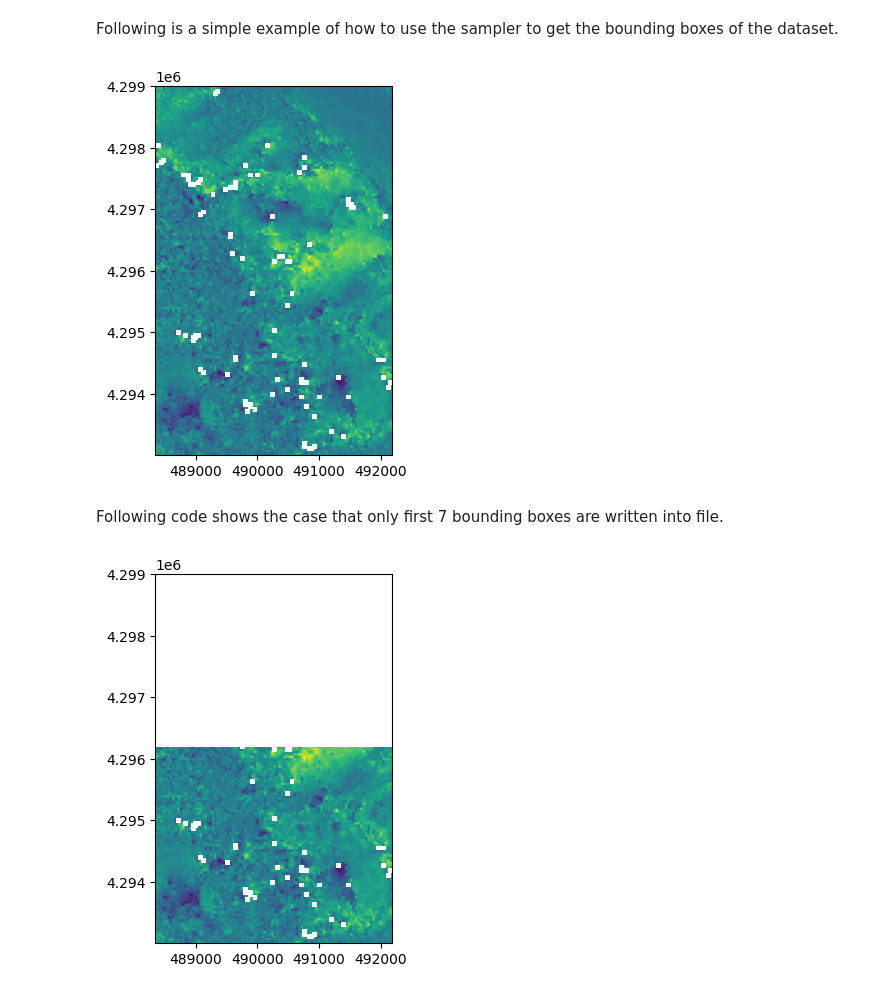
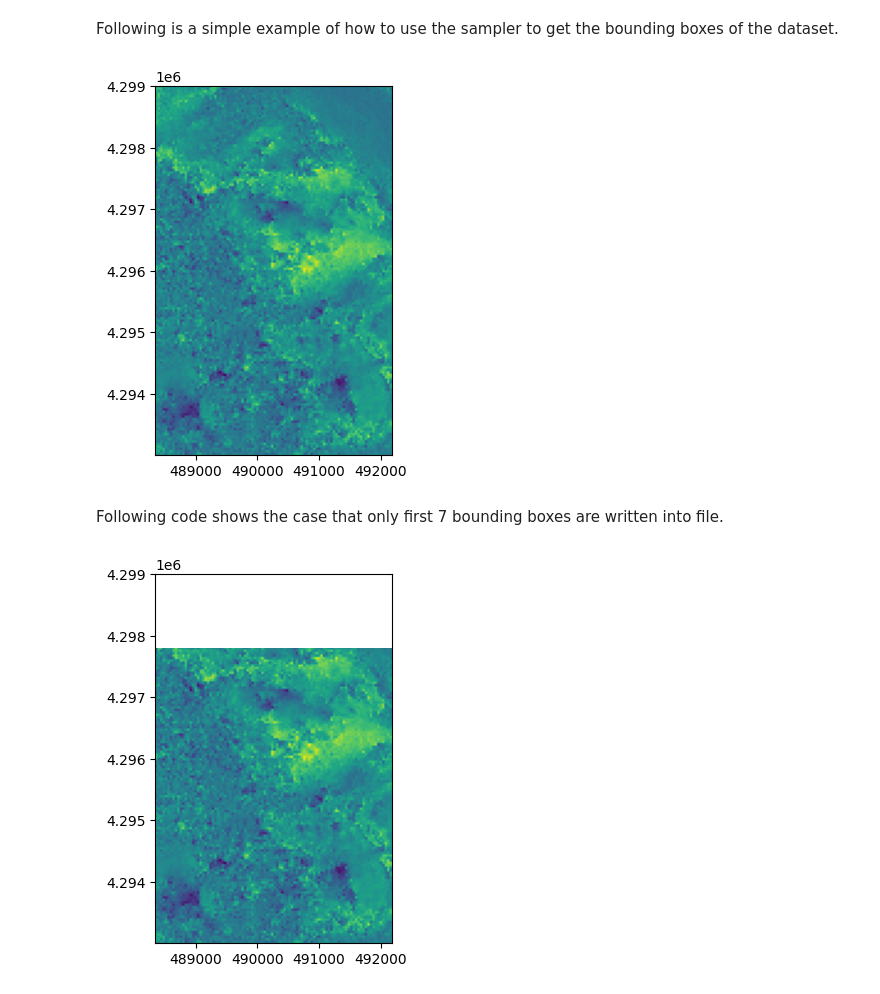
Before and after one commit to Fanchengyan/FanInSAR, a Jupyter notebook: docs/source/user_guide/sampler.ipynb, the cells around one changed output. Drawn from its saved outputs; the diff is of its cells as text; code cells hidden in the pictures.

Commit message:
update docs for sampler

```diff
--- a/docs/source/user_guide/sampler.ipynb
+++ b/docs/source/user_guide/sampler.ipynb
@@ -21,35 +21,31 @@ profile = ds.get_profile(roi)
 # %% [markdown]
 Init the sampler with the dataset, roi, and batch size. Then you can iterate over the sampler to get the BoundingBoxes, which are the subset of the dataset.
 # %%
-sampler = samplers.RowSampler(ds, roi, 10)
+sampler = samplers.RowSampler(ds, roi, row_num=10)
 # %% [markdown]
 Following is a simple example of how to use the sampler to get the bounding boxes of the dataset.
 # %%
 new_tile = "/Volumes/Data/GeoData/YNG/temp/test.tif"
-with rasterio.open(new_tile, "w+", **profile) as dst:
-    for bbox in sampler:
-        smp = ds[bbox]
-        arr = smp.boxes.data.squeeze(0)
-        win = dst.window(*bbox)
-        dst.write(arr, window=win)
+for bbox in sampler:
+    smp = ds[bbox] # get the data for the bbox region
+    arr = smp.boxes.data.squeeze(0).mean(axis=0) # process the data
+    ds.array2tiff(arr, new_tile, bbox) # save the new data
 
 with rasterio.open(new_tile) as src:
     plot.show(src)
 # %% [output]
-[figure, old version]
+[figure, new version]
 # %% [markdown]
 Following code shows the case that only first 7 bounding boxes are written into file.
 # %%
-with rasterio.open(new_tile, "w+", **profile) as dst:
-    for i, bbox in enumerate(sampler):
-        smp = ds[bbox]
-        arr = smp.boxes.data.squeeze(0)
-        win = dst.window(*bbox)
-        dst.write(arr, window=win)
-        if i > 6:
-            break
+for i, bbox in enumerate(sampler):
+    smp = ds[bbox]
+    arr = smp.boxes.data.squeeze(0).mean(axis=0)
+    ds.array2tiff(arr, new_tile, bbox)
+    if i > 6:
+        break
 
 with rasterio.open(new_tile) as src:
     plot.show(src)
 # %% [output]
-[figure, old version]
+[figure, new version]
```
